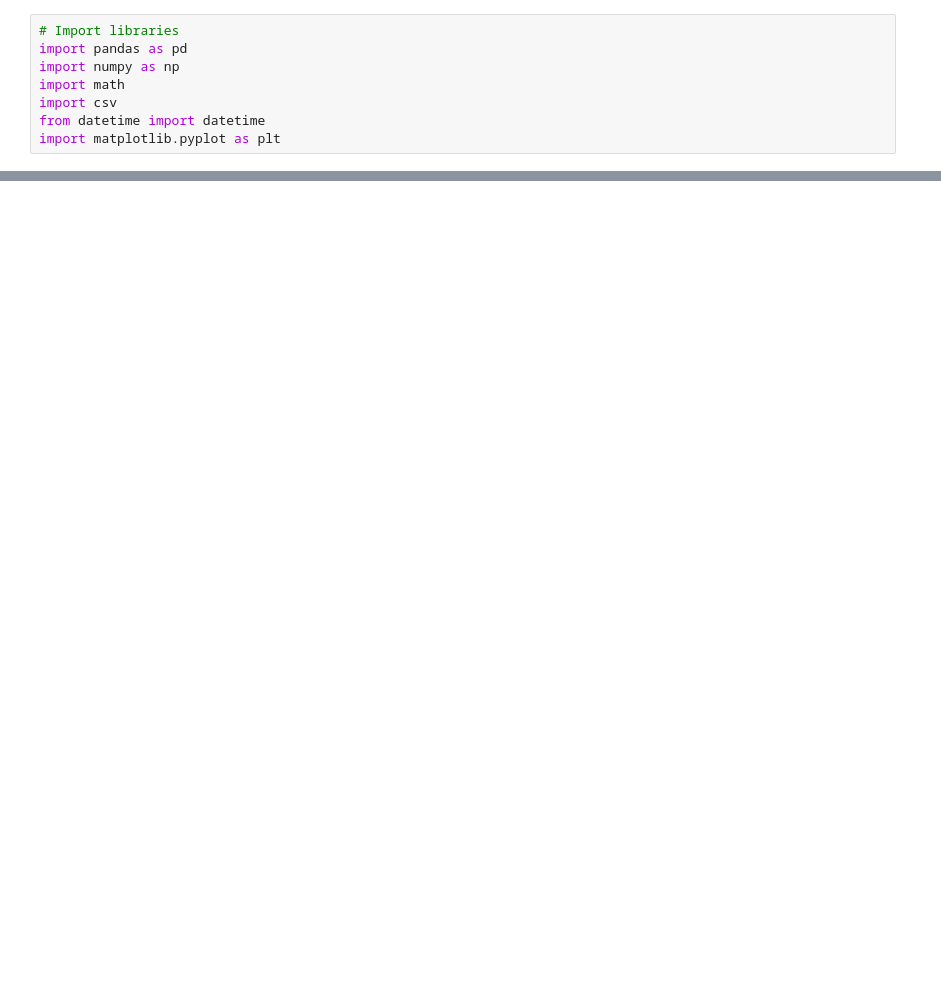
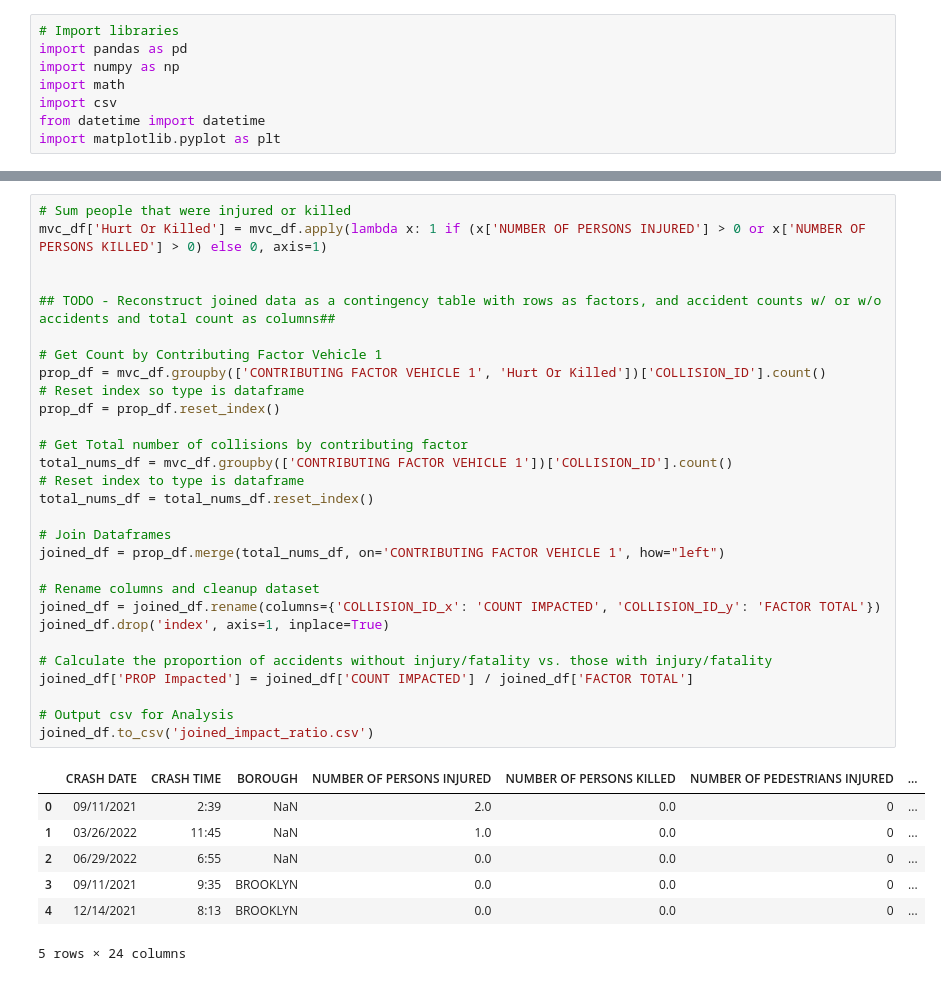
Before and after one commit to NedKost/MS-AAI-500-Team-Project, a Jupyter notebook: Ned/Data Selection and Cleanup.ipynb, the cells around one changed output, grey strips where cells are left out. Saved outputs shown, nothing was run; the diff lists cells and outputs as text; blank space fills up the shorter version.

```diff
--- a/Ned/Data Selection and Cleanup.ipynb
+++ b/Ned/Data Selection and Cleanup.ipynb
@@ -59,0 +166,37 @@ def find_cause(cause1, cause2, cause3, cause4, cause5):
+# %%
+# Sum people that were injured or killed
+mvc_df['Hurt Or Killed'] = mvc_df.apply(lambda x: 1 if (x['NUMBER OF PERSONS INJURED'] > 0 or x['NUMBER OF PERSONS KILLED'] > 0) else 0, axis=1)
+
+
+## TODO - Reconstruct joined data as a contingency table with rows as factors, and accident counts w/ or w/o accidents and total count as columns##
+
+# Get Count by Contributing Factor Vehicle 1
+prop_df = mvc_df.groupby(['CONTRIBUTING FACTOR VEHICLE 1', 'Hurt Or Killed'])['COLLISION_ID'].count()
+# Reset index so type is dataframe
+prop_df = prop_df.reset_index()
+
+# Get Total number of collisions by contributing factor
+total_nums_df = mvc_df.groupby(['CONTRIBUTING FACTOR VEHICLE 1'])['COLLISION_ID'].count()
+# Reset index to type is dataframe
+total_nums_df = total_nums_df.reset_index()
+
+# Join Dataframes
+joined_df = prop_df.merge(total_nums_df, on='CONTRIBUTING FACTOR VEHICLE 1', how="left")
+
+# Rename columns and cleanup dataset
+joined_df = joined_df.rename(columns={'COLLISION_ID_x': 'COUNT IMPACTED', 'COLLISION_ID_y': 'FACTOR TOTAL'})
+joined_df.drop('index', axis=1, inplace=True)
+
+# Calculate the proportion of accidents without injury/fatality vs. those with injury/fatality
+joined_df['PROP Impacted'] = joined_df['COUNT IMPACTED'] / joined_df['FACTOR TOTAL']
+
+# Output csv for Analysis
+joined_df.to_csv('joined_impact_ratio.csv')
+# %% [output]
+|  | CRASH DATE | CRASH TIME | BOROUGH | NUMBER OF PERSONS INJURED | NUMBER OF PERSONS KILLED | NUMBER OF PEDESTRIANS INJURED | ... |
+| 0 | 09/11/2021 | 2:39 | NaN | 2.0 | 0.0 | 0 | ... |
+| 1 | 03/26/2022 | 11:45 | NaN | 1.0 | 0.0 | 0 | ... |
+| 2 | 06/29/2022 | 6:55 | NaN | 0.0 | 0.0 | 0 | ... |
+| 3 | 09/11/2021 | 9:35 | BROOKLYN | 0.0 | 0.0 | 0 | ... |
+| 4 | 12/14/2021 | 8:13 | BROOKLYN | 0.0 | 0.0 | 0 | ... |
+5 rows × 24 columns
```
Also changed, not shown: parts of 19 cells of this notebook, 4 other files.
